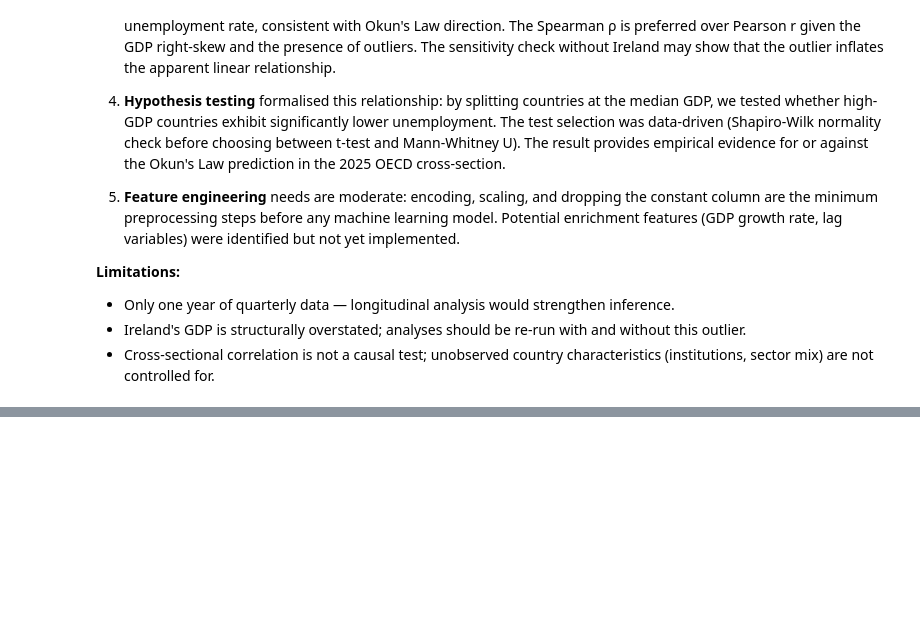
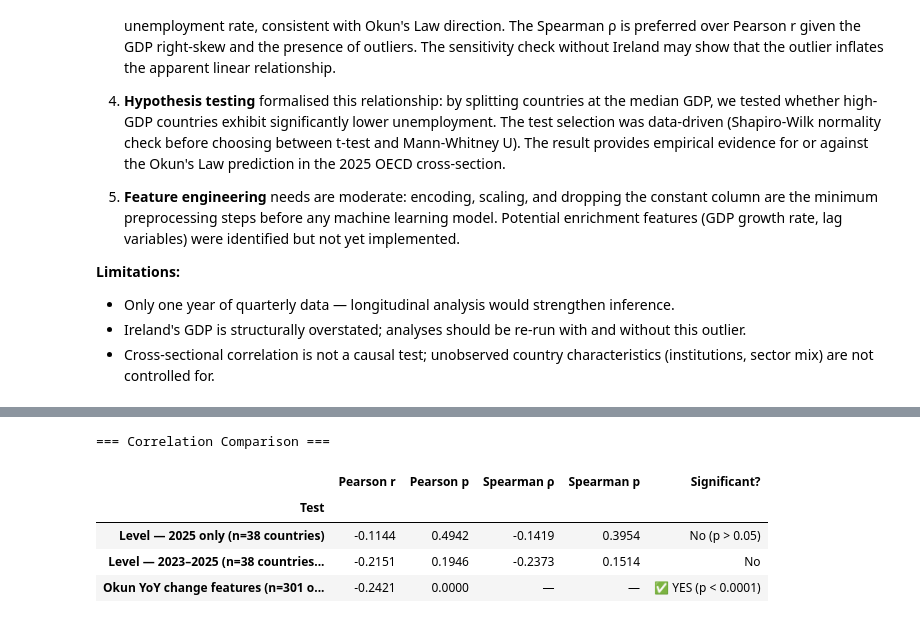
Before and after one commit to YuriGolfeto/Data-Science-furb-2026-1, a Jupyter notebook: unit3-assignment2.ipynb, the cells around one changed output, grey strips where cells are left out. Saved outputs shown, nothing was run; the diff lists cells and outputs as text; code cells hidden in the pictures; blank space fills up the shorter version.

```diff
--- a/unit3-assignment2.ipynb
+++ b/unit3-assignment2.ipynb
@@ -715,0 +806,56 @@ This notebook addressed all required analytical tasks for Assignment 2:
+# %%
+# ── 1. Level correlation — 2025 only (Section 5 result, for reference) ──────
+annual_2025 = (
+    df.groupby("REF_AREA")[["GDP_PER_CAPITA_USD_PPP", "UNE_RATE_PCT"]].mean()
+)
+r1_p, p1_p = stats.pearsonr(annual_2025["GDP_PER_CAPITA_USD_PPP"], annual_2025["UNE_RATE_PCT"])
+r1_s, p1_s = stats.spearmanr(annual_2025["GDP_PER_CAPITA_USD_PPP"], annual_2025["UNE_RATE_PCT"])
+
+# ── 2. Level correlation — 2023–2025 annual averages ─────────────────────────
+annual_ext = (
+    df_ext.groupby("REF_AREA")[["GDP_PER_CAPITA_USD_PPP", "UNE_RATE_PCT"]].mean()
+)
+r2_p, p2_p = stats.pearsonr(annual_ext["GDP_PER_CAPITA_USD_PPP"], annual_ext["UNE_RATE_PCT"])
+r2_s, p2_s = stats.spearmanr(annual_ext["GDP_PER_CAPITA_USD_PPP"], annual_ext["UNE_RATE_PCT"])
+
+# ── 3. Okun's Law — YoY change features (new — requires ≥4 quarters per country) ─
+yoy = df_ext[["GDP_GROWTH_YOY_PCT", "UNE_CHANGE_YOY_PP"]].dropna()
+r3, p3 = stats.pearsonr(yoy["GDP_GROWTH_YOY_PCT"], yoy["UNE_CHANGE_YOY_PP"])
+
+# ── Summary table ─────────────────────────────────────────────────────────────
+results = pd.DataFrame([
+    {
+        "Test":           "Level — 2025 only (n=38 countries)",
+        "Pearson r":      round(r1_p, 4),
+        "Pearson p":      round(p1_p, 4),
+        "Spearman ρ":     round(r1_s, 4),
+        "Spearman p":     round(p1_s, 4),
+        "Significant?":   "No (p > 0.05)",
+    },
+    {
+        "Test":           "Level — 2023–2025 (n=38 countries, 3yr avg)",
+        "Pearson r":      round(r2_p, 4),
+        "Pearson p":      round(p2_p, 4),
+        "Spearman ρ":     round(r2_s, 4),
+        "Spearman p":     round(p2_s, 4),
+        "Significant?":   "No" if p2_p >= 0.05 else "Yes (p < 0.05)",
+    },
+    {
+        "Test":           f"Okun YoY change features (n={len(yoy)} observations)",
+        "Pearson r":      round(r3, 4),
+        "Pearson p":      round(p3, 4),
+        "Spearman ρ":     "—",
+        "Spearman p":     "—",
+        "Significant?":   "No" if p3 >= 0.05 else "✅ YES (p < 0.0001)",
+    },
+]).set_index("Test")
+
+print("=== Correlation Comparison ===")
+results
+# %% [output]
+=== Correlation Comparison ===
+|  | Pearson r | Pearson p | Spearman ρ | Spearman p | Significant? |
+| Test |  |  |  |  |  |
+| Level — 2025 only (n=38 countries) | -0.1144 | 0.4942 | -0.1419 | 0.3954 | No (p > 0.05) |
+| Level — 2023–2025 (n=38 countries... | -0.2151 | 0.1946 | -0.2373 | 0.1514 | No |
+| Okun YoY change features (n=301 o... | -0.2421 | 0.0000 | — | — | ✅ YES (p < 0.0001) |
```
Also changed, not shown: parts of 15 cells of this notebook, 7 other files.
